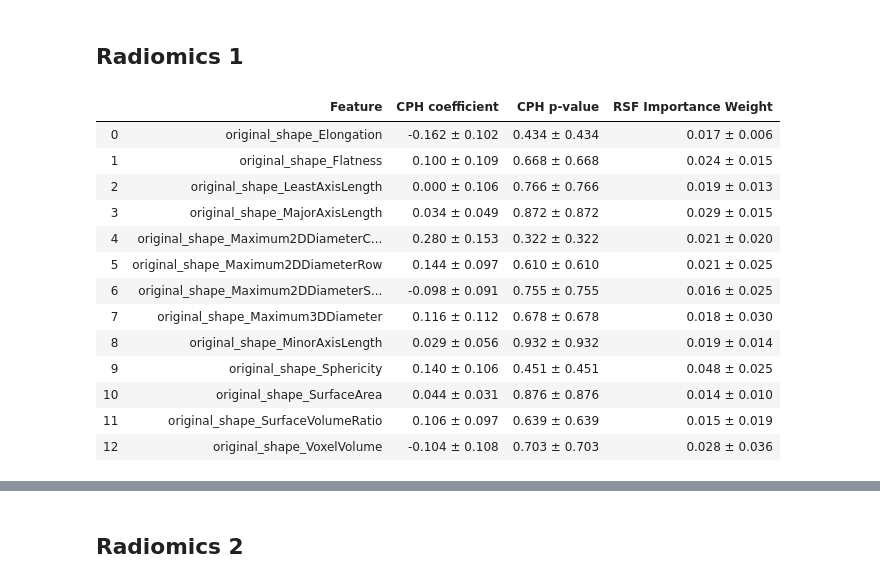
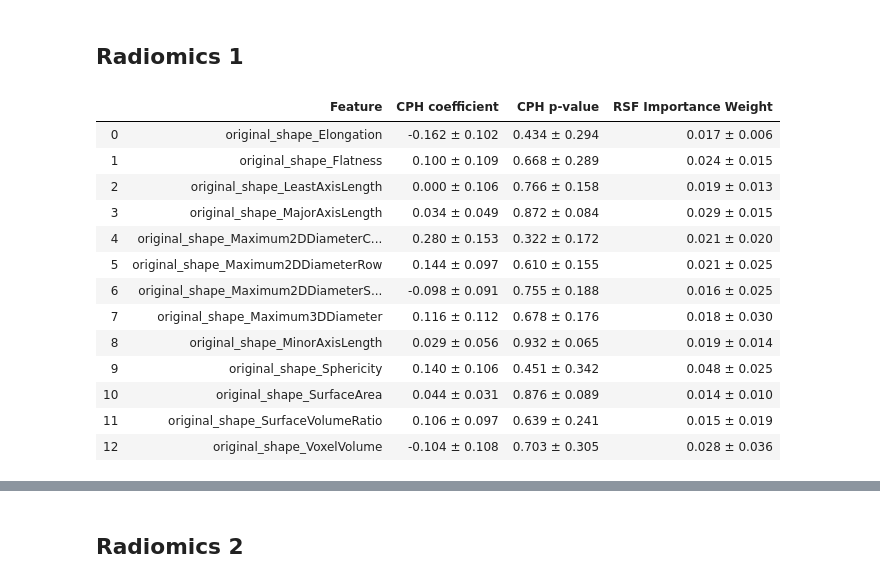
Before and after one commit to hleu/survival_nlst, a Jupyter notebook: molly_media_code/Analyze Results.ipynb, the cells around one changed output, grey strips where cells are left out. Cells and saved outputs as stored; diff of their text form; code cells hidden in the pictures.

```diff
--- a/molly_media_code/Analyze Results.ipynb
+++ b/molly_media_code/Analyze Results.ipynb
@@ -44,17 +45,17 @@ def k_fold_feature_importance_metrics(cph_file_name, rsf_file_name, sorted_featu
 
     p_values = np.stack(p_values, axis=0)
     avg_p = np.mean(p_values, axis = 0)
-    std_p = np.mean(p_values, axis = 0)
+    std_p = np.std(p_values, axis = 0)
     str_p_values = ["{:.3f} ± {:.3f}".format(mean, std) for (mean, std) in zip(avg_p, std_p)]
 
     rsf_weights = np.stack(rsf_weights, axis=0)
-    weight_avg_across_folds = np.mean(rsf_weights, axis=0)
-    weight_std_across_folds = np.std(rsf_weights, axis=0)
-    str_rsf_weights = ["{:.3f} ± {:.3f}".format(mean, std) for (mean, std) in zip(weight_avg_across_folds, weight_std_across_folds)]
+    rsf_weight_avg_across_folds = np.mean(rsf_weights, axis=0)
+    rsf_weight_std_across_folds = np.std(rsf_weights, axis=0)
+    str_rsf_weights = ["{:.3f} ± {:.3f}".format(mean, std) for (mean, std) in zip(rsf_weight_avg_across_folds, rsf_weight_std_across_folds)]
 
     k_fold_df = pd.DataFrame(data={"Feature": sorted_feature_names, "CPH coefficient": str_regression_coefficients, "CPH p-value": str_p_values, "RSF Importance Weight": str_rsf_weights})
 
-    return k_fold_df
+    return k_fold_df, avg_coef, std_coef, avg_p, std_p, rsf_weight_avg_across_folds, rsf_weight_std_across_folds
 # %% [markdown]
 ## Clinical
 # %%
@@ -113,21 +136,21 @@ radiomics1_feature_names.sort()
 # %%
 cph_file_name = "cph_radiomics1_all.html"
 rsf_file_name = "rsf_radiomics1_all.html"
 
-radiomics1_df = k_fold_feature_importance_metrics(cph_file_name, rsf_file_name, radiomics1_feature_names)
+radiomics1_df, rad1_avg_coef, rad1_std_coef, rad1_avg_p, rad1_std_p, rad1_avg_rsf_weight, rad1_std_rsf_weight = k_fold_feature_importance_metrics(cph_file_name, rsf_file_name, radiomics1_feature_names)
 display(radiomics1_df)
 # %% [output]
 |  | Feature | CPH coefficient | CPH p-value | RSF Importance Weight |
-| 0 | original_shape_Elongation | -0.162 ± 0.102 | 0.434 ± 0.434 | 0.017 ± 0.006 |
-| 1 | original_shape_Flatness | 0.100 ± 0.109 | 0.668 ± 0.668 | 0.024 ± 0.015 |
-| 2 | original_shape_LeastAxisLength | 0.000 ± 0.106 | 0.766 ± 0.766 | 0.019 ± 0.013 |
-| 3 | original_shape_MajorAxisLength | 0.034 ± 0.049 | 0.872 ± 0.872 | 0.029 ± 0.015 |
-| 4 | original_shape_Maximum2DDiameterC... | 0.280 ± 0.153 | 0.322 ± 0.322 | 0.021 ± 0.020 |
-| 5 | original_shape_Maximum2DDiameterRow | 0.144 ± 0.097 | 0.610 ± 0.610 | 0.021 ± 0.025 |
-| 6 | original_shape_Maximum2DDiameterS... | -0.098 ± 0.091 | 0.755 ± 0.755 | 0.016 ± 0.025 |
-| 7 | original_shape_Maximum3DDiameter | 0.116 ± 0.112 | 0.678 ± 0.678 | 0.018 ± 0.030 |
-| 8 | original_shape_MinorAxisLength | 0.029 ± 0.056 | 0.932 ± 0.932 | 0.019 ± 0.014 |
-| 9 | original_shape_Sphericity | 0.140 ± 0.106 | 0.451 ± 0.451 | 0.048 ± 0.025 |
-| 10 | original_shape_SurfaceArea | 0.044 ± 0.031 | 0.876 ± 0.876 | 0.014 ± 0.010 |
-| 11 | original_shape_SurfaceVolumeRatio | 0.106 ± 0.097 | 0.639 ± 0.639 | 0.015 ± 0.019 |
-| 12 | original_shape_VoxelVolume | -0.104 ± 0.108 | 0.703 ± 0.703 | 0.028 ± 0.036 |
+| 0 | original_shape_Elongation | -0.162 ± 0.102 | 0.434 ± 0.294 | 0.017 ± 0.006 |
+| 1 | original_shape_Flatness | 0.100 ± 0.109 | 0.668 ± 0.289 | 0.024 ± 0.015 |
+| 2 | original_shape_LeastAxisLength | 0.000 ± 0.106 | 0.766 ± 0.158 | 0.019 ± 0.013 |
+| 3 | original_shape_MajorAxisLength | 0.034 ± 0.049 | 0.872 ± 0.084 | 0.029 ± 0.015 |
+| 4 | original_shape_Maximum2DDiameterC... | 0.280 ± 0.153 | 0.322 ± 0.172 | 0.021 ± 0.020 |
+| 5 | original_shape_Maximum2DDiameterRow | 0.144 ± 0.097 | 0.610 ± 0.155 | 0.021 ± 0.025 |
+| 6 | original_shape_Maximum2DDiameterS... | -0.098 ± 0.091 | 0.755 ± 0.188 | 0.016 ± 0.025 |
+| 7 | original_shape_Maximum3DDiameter | 0.116 ± 0.112 | 0.678 ± 0.176 | 0.018 ± 0.030 |
+| 8 | original_shape_MinorAxisLength | 0.029 ± 0.056 | 0.932 ± 0.065 | 0.019 ± 0.014 |
+| 9 | original_shape_Sphericity | 0.140 ± 0.106 | 0.451 ± 0.342 | 0.048 ± 0.025 |
+| 10 | original_shape_SurfaceArea | 0.044 ± 0.031 | 0.876 ± 0.089 | 0.014 ± 0.010 |
+| 11 | original_shape_SurfaceVolumeRatio | 0.106 ± 0.097 | 0.639 ± 0.241 | 0.015 ± 0.019 |
+| 12 | original_shape_VoxelVolume | -0.104 ± 0.108 | 0.703 ± 0.305 | 0.028 ± 0.036 |
```
Also changed, not shown: parts of 10 cells of this notebook, 32 other files.
